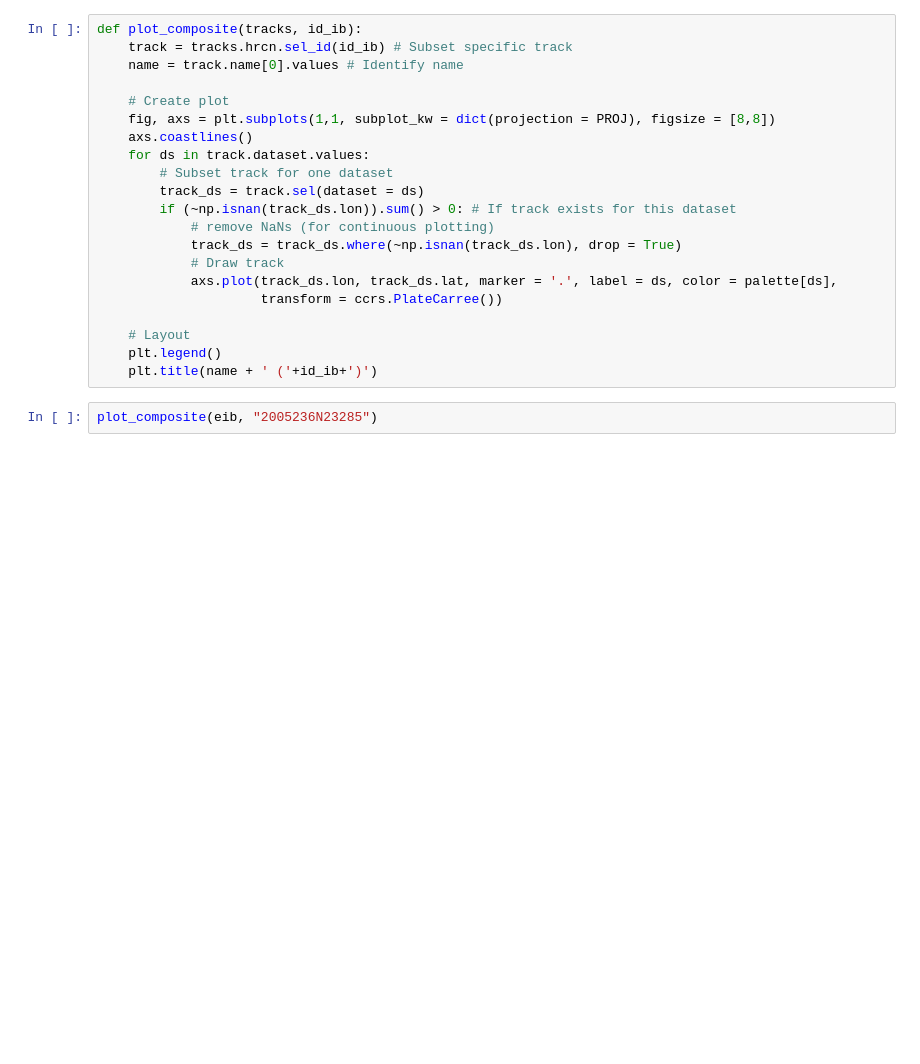
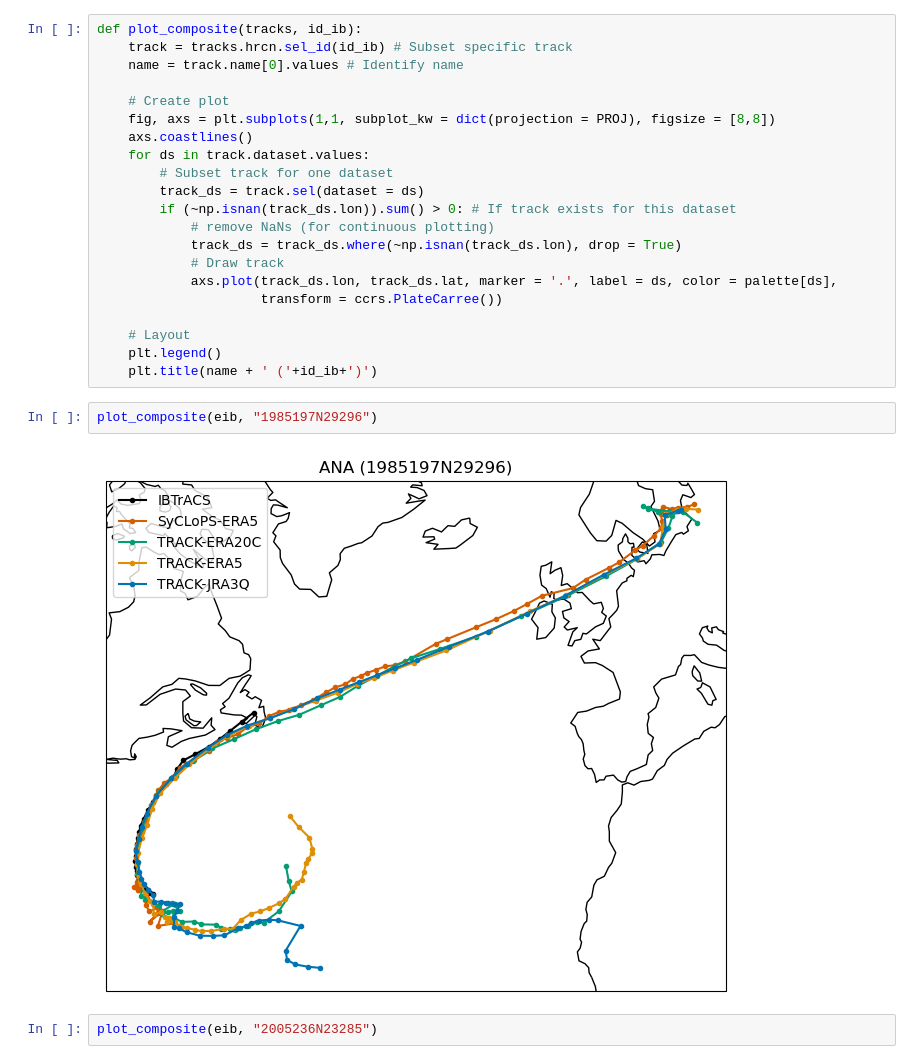
Before and after one commit to Huracan-project/extended-ibtracs, a Jupyter notebook: scripts/Vizualize.ipynb, the cells around one changed output. Cells and saved outputs as stored; diff of their text form; blank space fills up the shorter version.

```diff
--- a/scripts/Vizualize.ipynb
+++ b/scripts/Vizualize.ipynb
@@ -48,6 +48,10 @@ def plot_composite(tracks, id_ib):
     # Layout
     plt.legend()
     plt.title(name + ' ('+id_ib+')')
+# %%
+plot_composite(eib, "1985197N29296")
+# %% [output]
+[figure, added]
 # %%
 plot_composite(eib, "2005236N23285")
 # %% [output]
```
Also changed, not shown: 3 other files.
